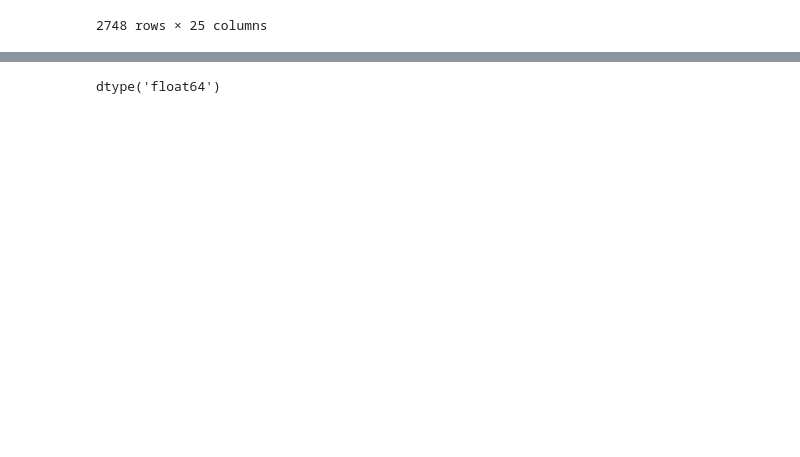
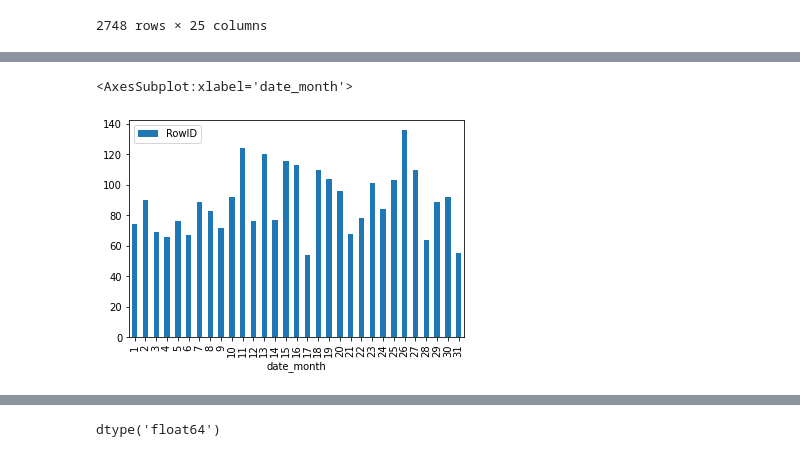
Before and after one commit to sherirosalia/guns_of_charm_city, a Jupyter notebook: peruse.ipynb, the cells around one changed output, grey strips where cells are left out. Cells and saved outputs as stored; diff of their text form; code cells hidden in the pictures; blank space fills up the shorter version.

```diff
--- a/peruse.ipynb
+++ b/peruse.ipynb
@@ -146,0 +237,2 @@ import matplotlib
+# %%
+df['Age'] = df['Age'].astype(float)
@@ -147,4 +241,15 @@ import matplotlib
+# %%
+df['month'] = pd.DatetimeIndex(df['CreatedDate']).month
+# %%
+df['date_month'] = pd.DatetimeIndex(df['CreatedDate']).day
 # %%
 df['year'] = pd.DatetimeIndex(df['CreatedDate']).year
 # %%
 years_by_count=df[['RowID','year']].groupby('year').agg('count')
+# %%
+days_by_count = df[['RowID','date_month']].groupby('date_month').agg('count')
+# %%
+days_by_count.plot.bar()
+# %% [output]
+<AxesSubplot:xlabel='date_month'>
+[figure, added]
```
Also changed, not shown: parts of 65 cells of this notebook, 32 other files.
